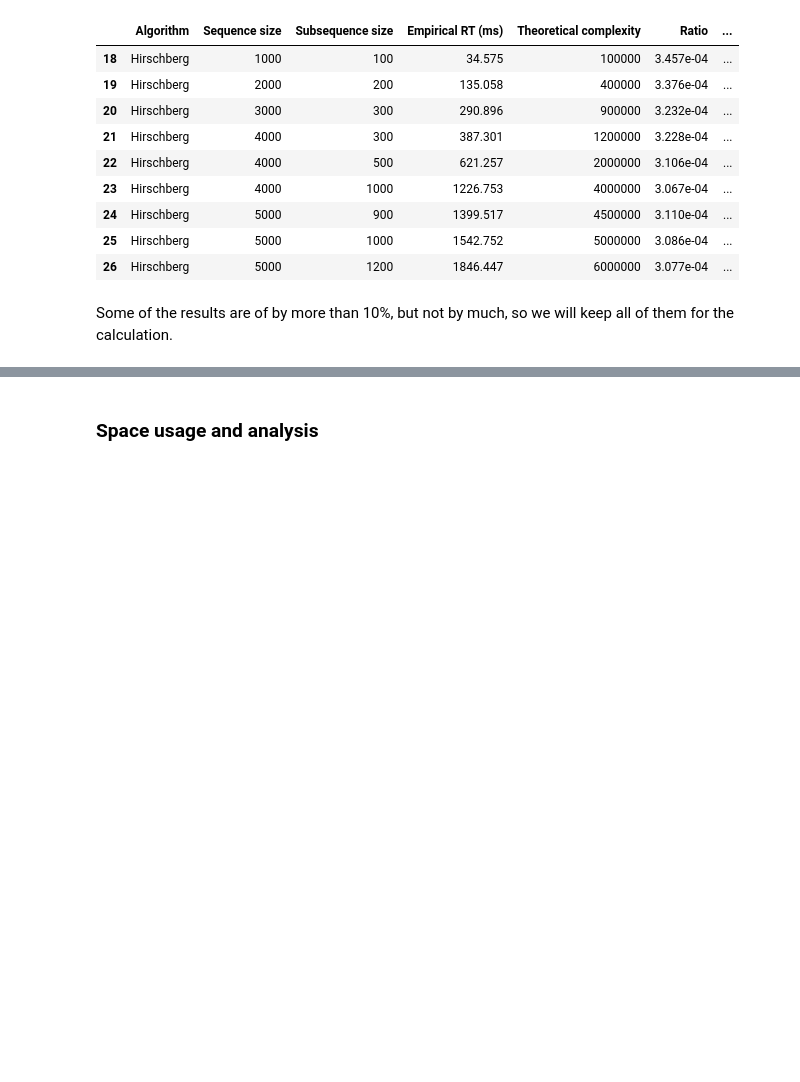
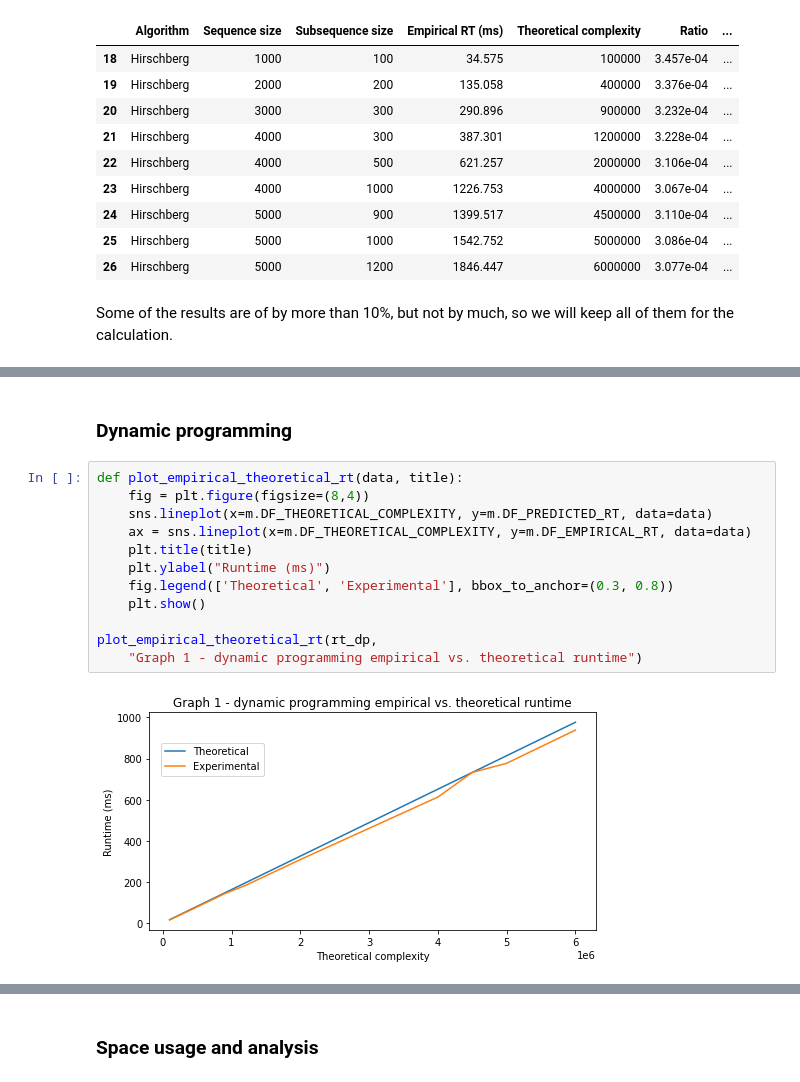
Before and after one commit to fau-masters-collected-works-cgarbin/cot6405-analysis-of-algorithms, a Jupyter notebook: longest-common-subsequence/lcs-experiments.ipynb, the cells around one changed output, grey strips where cells are left out. Saved outputs shown, nothing was run; the diff lists cells and outputs as text; blank space fills up the shorter version.

Commit message:
Add empirical vs. theoretical graphs

```diff
--- a/longest-common-subsequence/lcs-experiments.ipynb
+++ b/longest-common-subsequence/lcs-experiments.ipynb
@@ -463,0 +470,16 @@ Some of the results are of by more than 10%, but not by much, so we will keep al
+# %% [markdown]
+### Dynamic programming
+# %%
+def plot_empirical_theoretical_rt(data, title):
+    fig = plt.figure(figsize=(8,4))
+    sns.lineplot(x=m.DF_THEORETICAL_COMPLEXITY, y=m.DF_PREDICTED_RT, data=data)
+    ax = sns.lineplot(x=m.DF_THEORETICAL_COMPLEXITY, y=m.DF_EMPIRICAL_RT, data=data)
+    plt.title(title)
+    plt.ylabel("Runtime (ms)")
+    fig.legend(['Theoretical', 'Experimental'], bbox_to_anchor=(0.3, 0.8))
+    plt.show()
+
+plot_empirical_theoretical_rt(rt_dp,
+    "Graph 1 - dynamic programming empirical vs. theoretical runtime")
+# %% [output]
+[figure, added]
```
Also changed, not shown: parts of 5 cells of this notebook.
